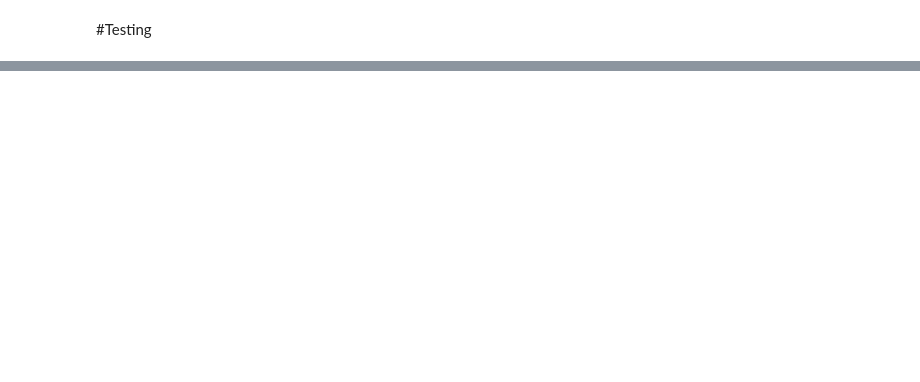
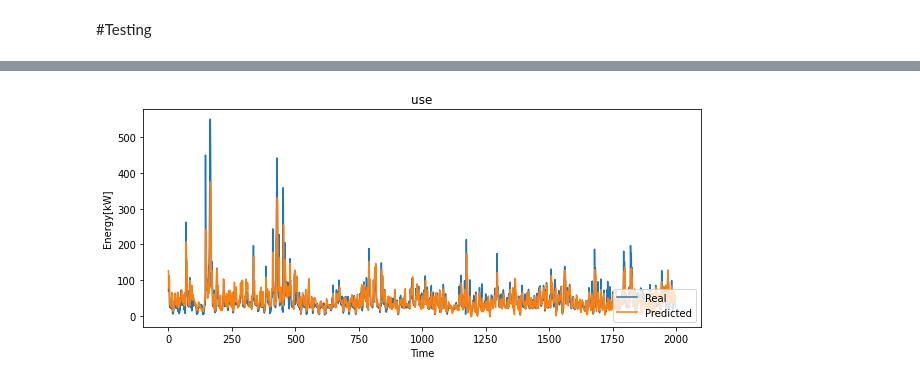
Before and after one commit to Chloe-Zhouu/SmartEnergy-Project, a Jupyter notebook: Energy_Forecasting_using_LSTM(with_Weather).ipynb, the cells around one changed output, grey strips where cells are left out. Saved outputs shown, nothing was run; the diff lists cells and outputs as text; code cells hidden in the pictures; blank space fills up the shorter version.

```diff
--- a/Energy_Forecasting_using_LSTM(with_Weather).ipynb
+++ b/Energy_Forecasting_using_LSTM(with_Weather).ipynb
@@ -239,0 +212,12 @@ MAE is 0.7329598957431883 MSE is 9.386465332725113 RMSE is 3.06373388738727
+# %%
+feature = 0
+f = plt.figure(figsize=(10,4))
+plt.plot(dataY_plot[0:2000,feature])
+plt.plot(data_predict[0:2000,feature])
+plt.title(df.columns[feature])
+plt.xlabel('Time')
+plt.ylabel('Energy[kW]')
+plt.legend(['Real','Predicted'],loc = 'lower right')
+plt.show()
+# %% [output]
+[figure, added]
```
Also changed, not shown: parts of 29 cells of this notebook.
